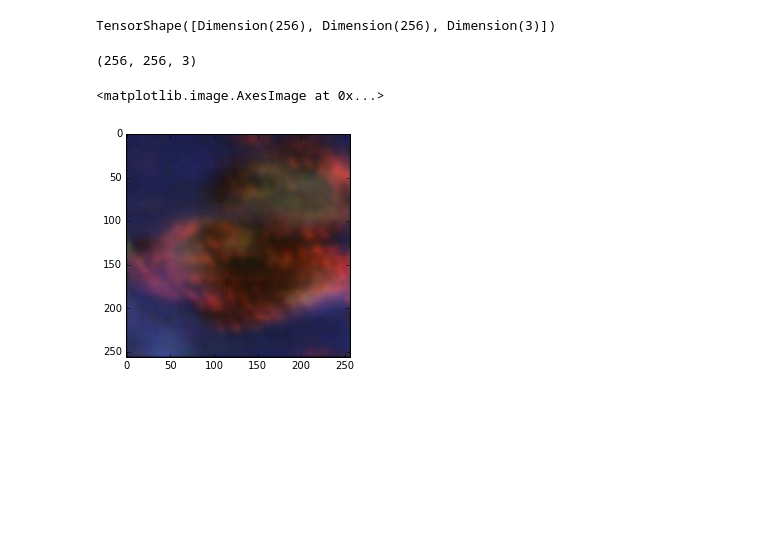
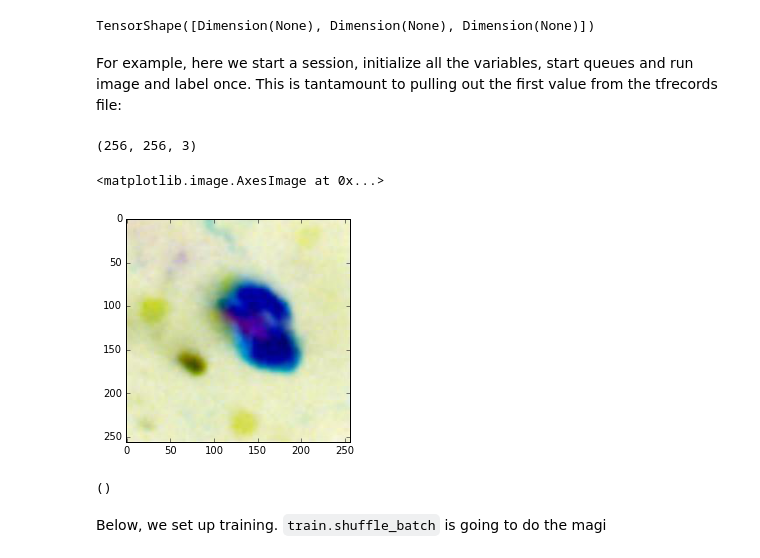
Before and after one commit to choldgraf/UCSF-Data_Driven_Neuro, a Jupyter notebook: tensorflow/003-tf-linear-classifier.ipynb, the cells around one changed output. Saved outputs shown, nothing was run; the diff lists cells and outputs as text; code cells hidden in the pictures; blank space fills up the shorter version.

```diff
--- a/tensorflow/003-tf-linear-classifier.ipynb
+++ b/tensorflow/003-tf-linear-classifier.ipynb
@@ -20,25 +26,21 @@ def read_and_decode(filename):
                 'label': tf.FixedLenFeature([], tf.int64),
                 'image/raw': tf.VarLenFeature(tf.string)})
 
-    # Shape elements must beint32 tensors!
+    # Shape elements must be int32 tensors!
     height = tf.cast(features['image/height'], tf.int32)
     width = tf.cast(features['image/width'], tf.int32)
     depth = tf.cast(features['image/depth'], tf.int32)
 
+    # Decode the image from its raw representation:
     image = tf.decode_raw(features['image/raw'].values, tf.uint8)
+
+    # Reshape it back to its original shape:
     im_shape = tf.pack([height, width, depth])
-    image = tf.reshape(image, [256, 256, 3])
-    # We need some operation subsequent to reshape, so that the
-    # tensor acquires a shape. This is necessary for `shuffle_batch`
-    tf.random_crop(image, [height, width, depth])
-    # Convert from [0, 255] -> [-0.5, 0.5] floats.
+    image = tf.reshape(image, im_shape)
+    #tf.random_crop(image, [height, width, depth])
+    # Convert from [0, 255] -> [0, 1] floats.
     image = tf.cast(image, tf.float32) * (1. / 255)
-    #image = tf.cast(image, tf.float32) * (1. / 255) - 0.5
 
     # Convert label from a scalar uint8 tensor to an int32 scalar.
     label = tf.cast(features['label'], tf.int32)
-#     return {'image/raw': features['image/raw'],
-#             'image/height': features['image/height'],
-#             'image/width': features['image/width'],
-#             'image/depth': features['image/depth']}
     return image, label
@@ -47,7 +51,9 @@ image, label = read_and_decode('../data/cells_train.tfrecords')
 # %%
 image.get_shape()
 # %% [output]
-TensorShape([Dimension(256), Dimension(256), Dimension(3)])
+TensorShape([Dimension(None), Dimension(None), Dimension(None)])
+# %% [markdown]
+For example, here we start a session, initialize all the variables, start queues and run image and label once. This is tantamount to pulling out the first value from the tfrecords file:
 # %%
 sess = tf.Session()
 init = tf.global_variables_initializer()
@@ -58,7 +65,13 @@ im_1.shape
 # %% [output]
 (256, 256, 3)
 # %%
-plt.imshow(im_1)
+plt.imshow((im_1 * 255).astype(int), vmin=0, vmax=255)
 # %% [output]
 <matplotlib.image.AxesImage at 0x...>
-[figure, old version]
+[figure, new version]
+# %%
+lab_1.shape
+# %% [output]
+()
+# %% [markdown]
+Below, we set up training. `train.shuffle_batch` is going to do the magi
```
Also changed, not shown: parts of 20 cells of this notebook, 1 other file.
